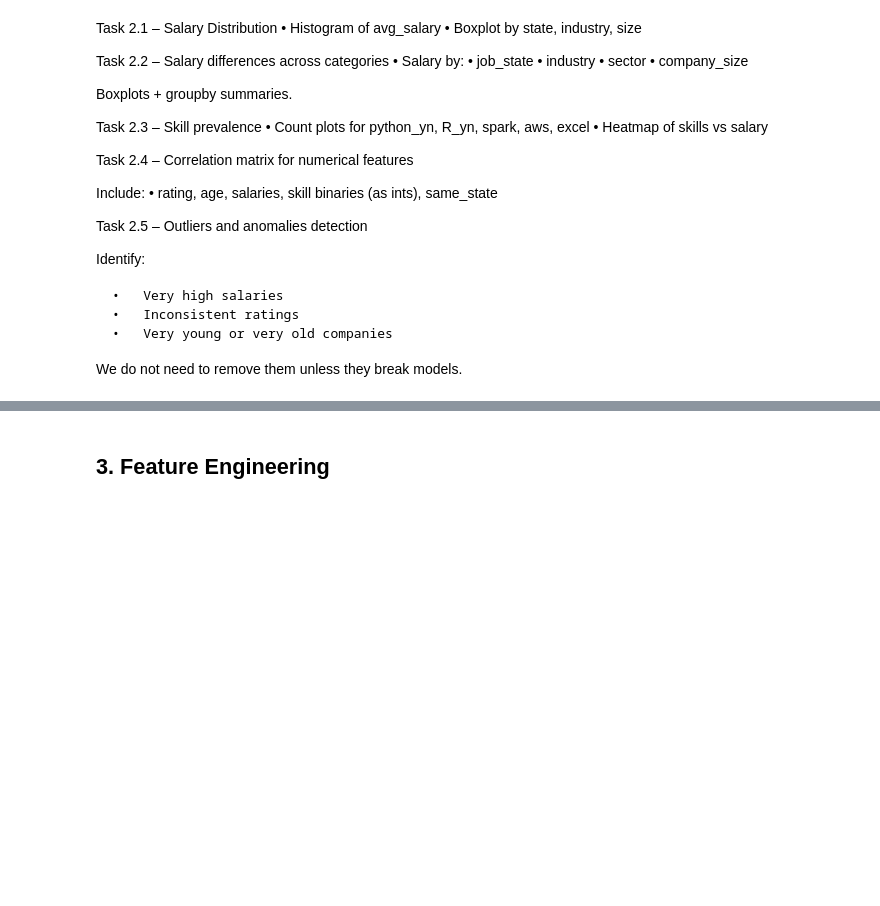
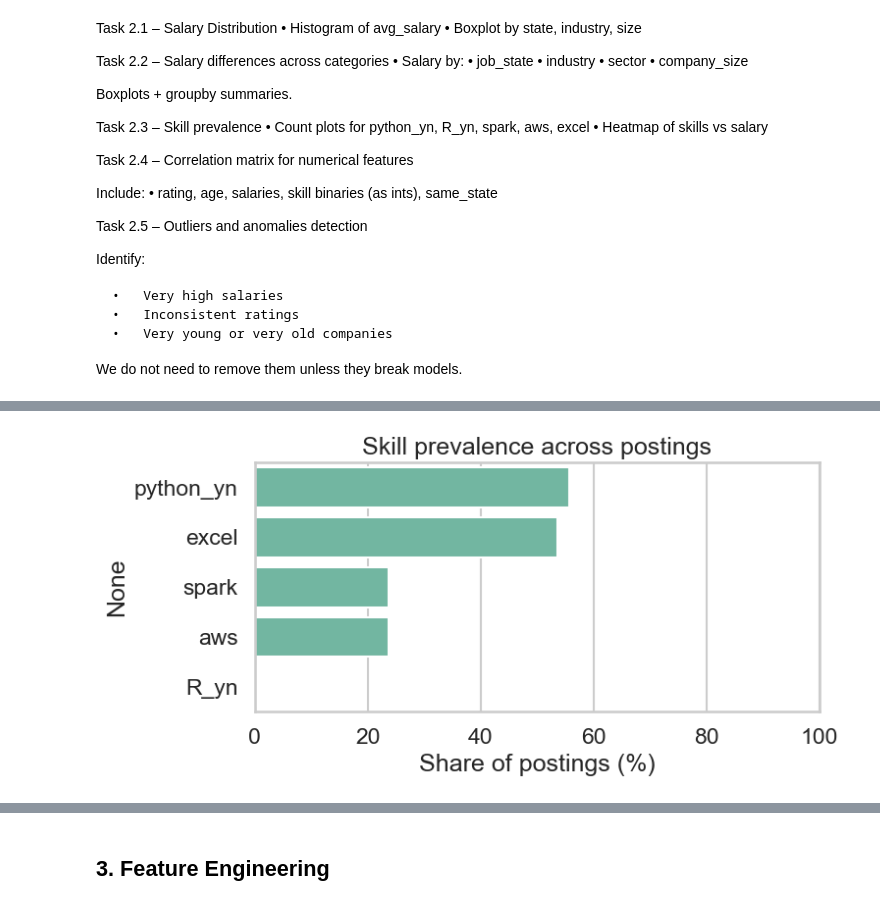
Before and after one commit to yassineerraji/Business-Data-Science-Project, a Jupyter notebook: notebook.ipynb, the cells around one changed output, grey strips where cells are left out. Cells and saved outputs as stored; diff of their text form; code cells hidden in the pictures; blank space fills up the shorter version.

```diff
--- a/notebook.ipynb
+++ b/notebook.ipynb
@@ -121,0 +411,14 @@ We do not need to remove them unless they break models.
+# %%
+# Skill prevalence (share of postings that require each skill)
+skill_cols = [c for c in ["python_yn", "R_yn", "spark", "aws", "excel"] if c in df_eda.columns]
+if skill_cols:
+    skill_share = df_eda[skill_cols].mean().sort_values(ascending=False) * 100
+    plt.figure(figsize=(8, 4))
+    sns.barplot(x=skill_share.values, y=skill_share.index)
+    plt.xlabel("Share of postings (%)")
+    plt.title("Skill prevalence across postings")
+    plt.xlim(0, 100)
+    plt.tight_layout()
+    plt.show()
+# %% [output]
+[figure, added]
```
Also changed, not shown: parts of 17 cells of this notebook, 1 other file.
